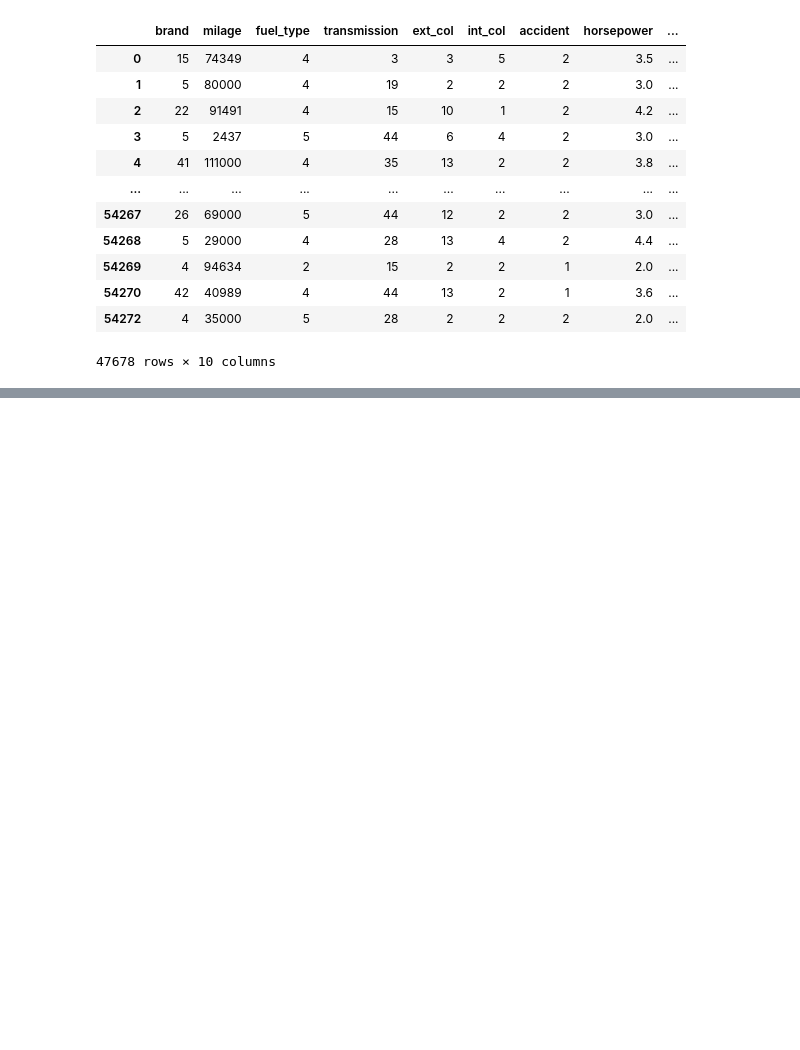
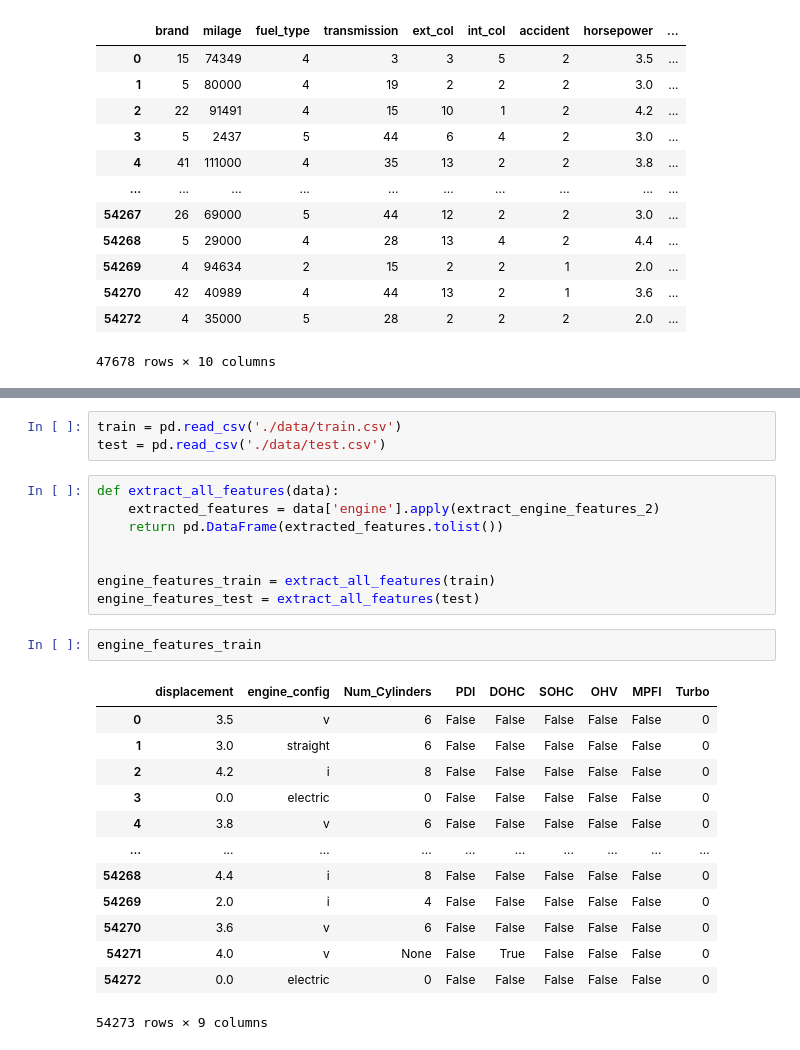
Before and after one commit to othnielche/KaggleX-Skill-Assessment-Challenge-2024, a Jupyter notebook: KaggleX challenge.ipynb, the cells around one changed output, grey strips where cells are left out. Drawn from its saved outputs; the diff is of its cells as text; blank space fills up the shorter version.

```diff
--- a/KaggleX challenge.ipynb
+++ b/KaggleX challenge.ipynb
@@ -2267,0 +2362,27 @@ X = X.drop('ext_col')
+# %%
+train = pd.read_csv('./data/train.csv')
+test = pd.read_csv('./data/test.csv')
+# %%
+def extract_all_features(data):
+    extracted_features = data['engine'].apply(extract_engine_features_2)
+    return pd.DataFrame(extracted_features.tolist())
+
+
+engine_features_train = extract_all_features(train)
+engine_features_test = extract_all_features(test)
+# %%
+engine_features_train
+# %% [output]
+|  | displacement | engine_config | Num_Cylinders | PDI | DOHC | SOHC | OHV | MPFI | Turbo |
+| 0 | 3.5 | v | 6 | False | False | False | False | False | 0 |
+| 1 | 3.0 | straight | 6 | False | False | False | False | False | 0 |
+| 2 | 4.2 | i | 8 | False | False | False | False | False | 0 |
+| 3 | 0.0 | electric | 0 | False | False | False | False | False | 0 |
+| 4 | 3.8 | v | 6 | False | False | False | False | False | 0 |
+| ... | ... | ... | ... | ... | ... | ... | ... | ... | ... |
+| 54268 | 4.4 | i | 8 | False | False | False | False | False | 0 |
+| 54269 | 2.0 | i | 4 | False | False | False | False | False | 0 |
+| 54270 | 3.6 | v | 6 | False | False | False | False | False | 0 |
+| 54271 | 4.0 | v | None | False | True | False | False | False | 0 |
+| 54272 | 0.0 | electric | 0 | False | False | False | False | False | 0 |
+54273 rows × 9 columns
```
Also changed, not shown: parts of 23 cells of this notebook.
